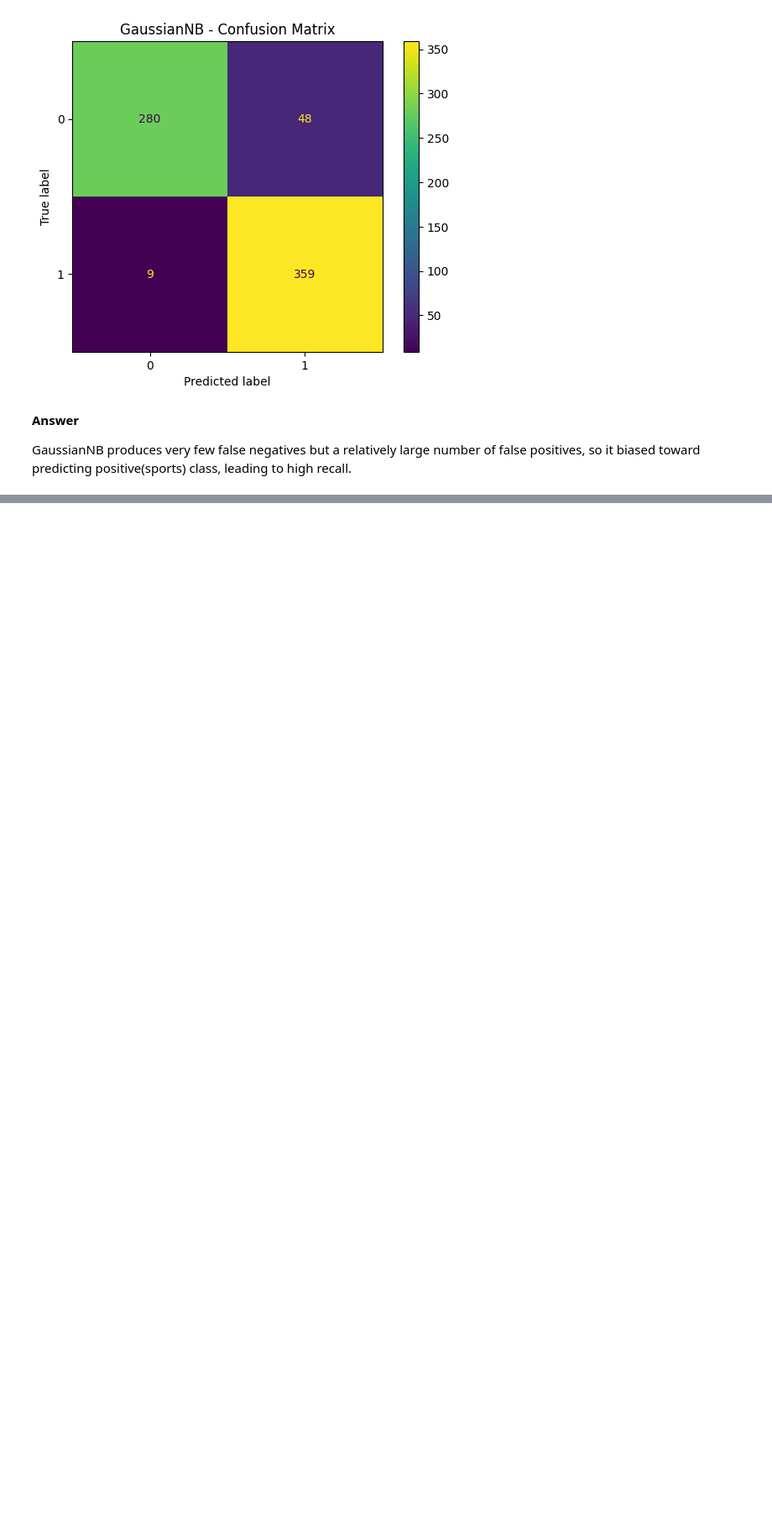
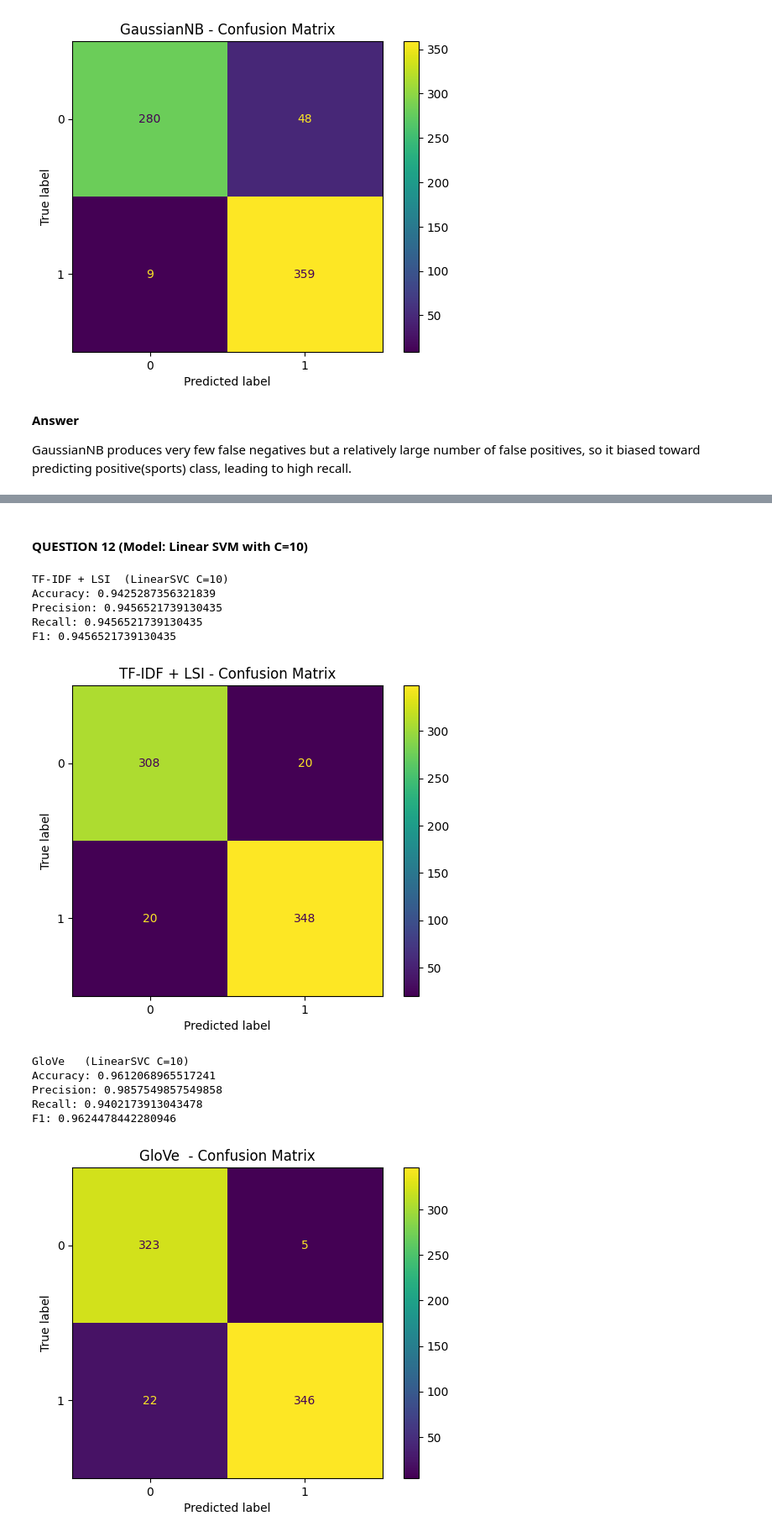
Before and after one commit to lylahub/ECE219P1, a Jupyter notebook: P1_code.ipynb, the cells around one changed output, grey strips where cells are left out. Shown at 84% size. Cells and saved outputs as stored; diff of their text form; code cells hidden in the pictures; blank space fills up the shorter version.

```diff
--- a/P1_code.ipynb
+++ b/P1_code.ipynb
@@ -770,0 +1197,53 @@ GaussianNB produces very few false negatives but a relatively large number of fa
+# %% [markdown]
+#### QUESTION 12 (Model: Linear SVM with C=10)
+# %%
+# X_train_lsi, X_test_lsi (TF-DF + LSI)
+# X_train_glove, X_test_glove (GloVE)
+# X_train_emb, X_test_emb (Transformers)
+# y_train_svm, y_test_svm (sports=1, climate=0)
+
+def to_numpy(X):
+    try:
+        import torch
+        if isinstance(X, torch.Tensor):
+            return X.detach().cpu().numpy()
+    except Exception:
+        pass
+    return np.asarray(X)
+
+C_fixed = 10
+
+X_train_llm = to_numpy(X_train_emb)
+X_test_llm  = to_numpy(X_test_emb)
+
+res_lsi   = eval_svm(X_train_lsi, y_train_svm, X_test_lsi, y_test_svm, C=C_fixed)
+res_glove = eval_svm(X_train_glove, y_train_svm, X_test_glove, y_test_svm, C=C_fixed)
+res_llm   = eval_svm(X_train_llm, y_train_svm, X_test_llm, y_test_svm, C=C_fixed)
+
+for name, res in [
+    ("TF-IDF + LSI", res_lsi),
+    ("GloVe ", res_glove),
+    ("Transformer", res_llm),
+]:
+    print(f"\n{name}  (LinearSVC C={C_fixed})")
+    print(f"Accuracy: {res['accuracy']}")
+    print(f"Precision: {res['precision']}")
+    print(f"Recall: {res['recall']}")
+    print(f"F1: {res['f1']}")
+
+    ConfusionMatrixDisplay(res["cm"]).plot()
+    plt.title(name + " - Confusion Matrix")
+    plt.show()
+# %% [output]
+TF-IDF + LSI  (LinearSVC C=10)
+Accuracy: 0.9425287356321839
+Precision: 0.9456521739130435
+Recall: 0.9456521739130435
+F1: 0.9456521739130435
+[figure, added]
+GloVe   (LinearSVC C=10)
+Accuracy: 0.9612068965517241
+Precision: 0.9857549857549858
+Recall: 0.9402173913043478
+F1: 0.9624478442280946
+[figure, added]
```
Also changed, not shown: parts of 13 cells of this notebook.
